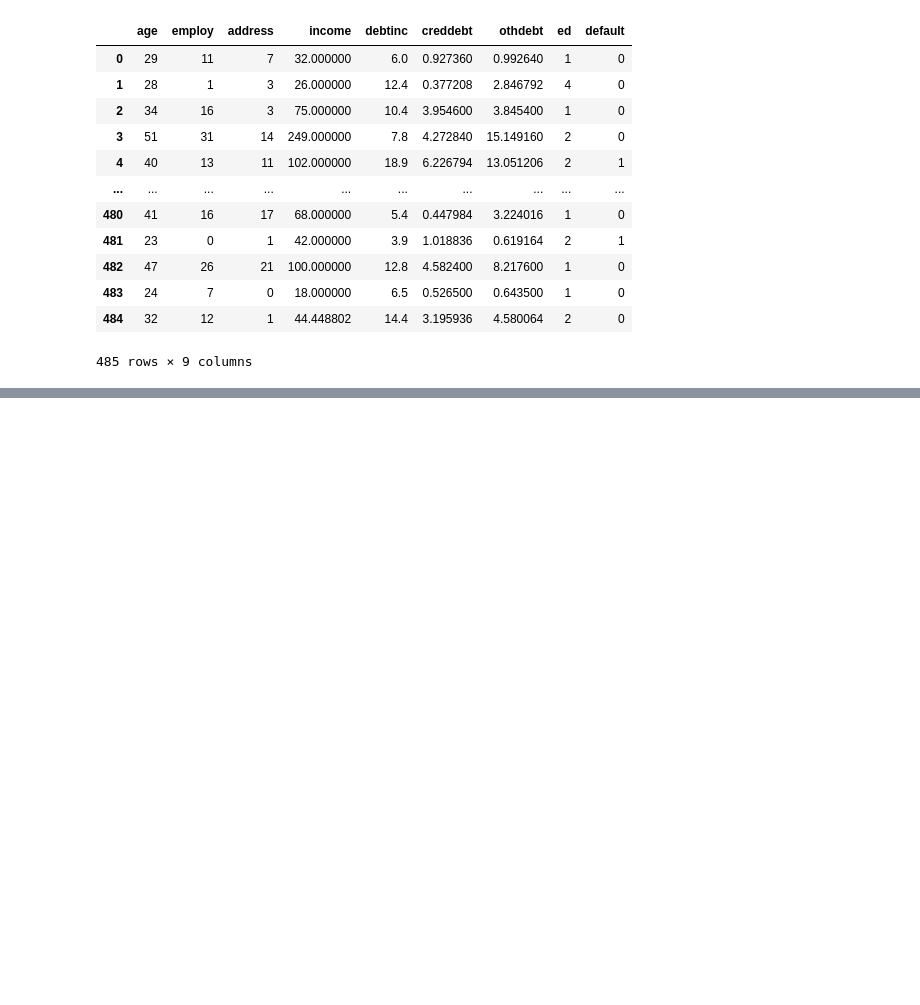
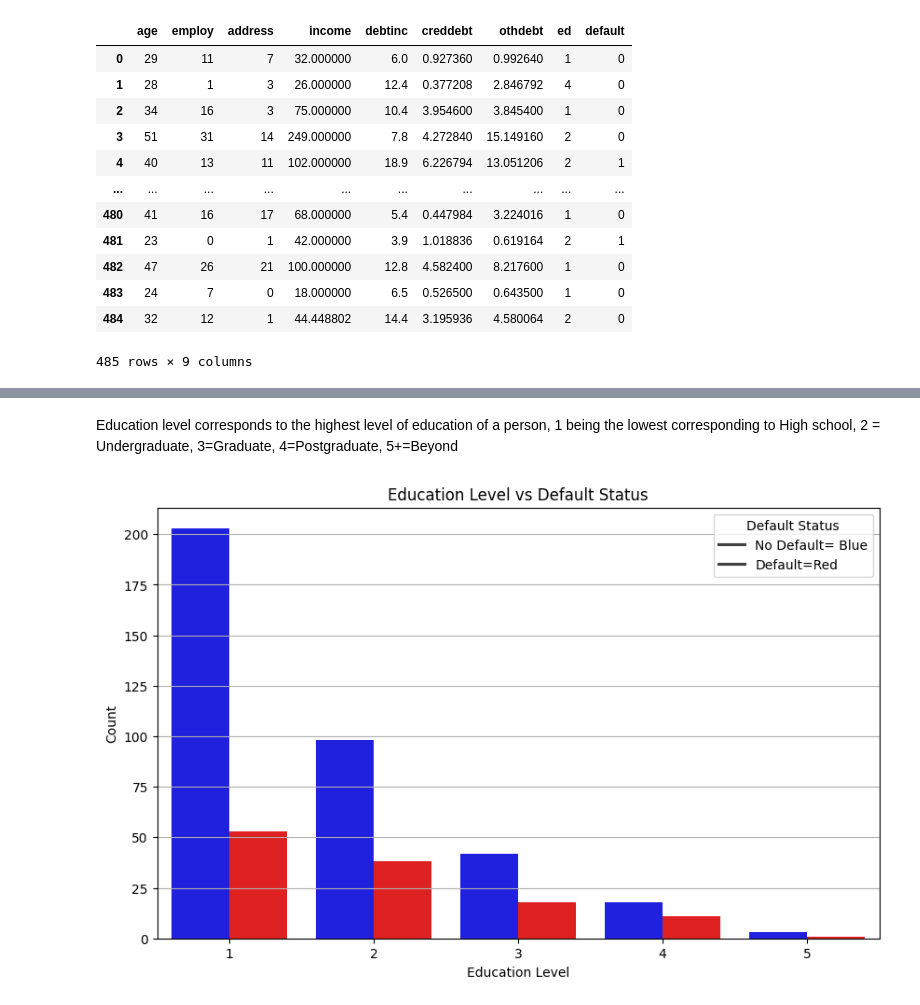
Before and after one commit to christianndjanda/DST_Assessment_0_Group_4, a Jupyter notebook: ImranV/python_analysis.ipynb, the cells around one changed output, grey strips where cells are left out. Drawn from its saved outputs; the diff is of its cells as text; code cells hidden in the pictures; blank space fills up the shorter version.

```diff
--- a/ImranV/python_analysis.ipynb
+++ b/ImranV/python_analysis.ipynb
@@ -21,0 +62,23 @@ df
+# %% [markdown]
+Education level corresponds to the highest level of education of a person, 1 being the lowest corresponding to High school, 2 = Undergraduate, 3=Graduate, 4=Postgraduate, 5+=Beyond
+# %%
+data['default'] = data['default'].astype('category')
+
+# Prepare the data for the count plot
+edu_default_counts = data.groupby(['ed', 'default']).size().reset_index(name='count')
+
+# Create a multi-bar chart
+plt.figure(figsize=(10, 6))
+palette = {0: 'Blue', 1: 'red'}  # Colors for no default and default
+sns.barplot(data=edu_default_counts, x='ed', y='count', hue='default', palette=palette)
+
+# Customizing the plot
+plt.title('Education Level vs Default Status')
+plt.xlabel('Education Level')
+plt.ylabel('Count')
+plt.xticks(ticks=[0, 1, 2, 3, 4], labels=['1', '2', '3', '4','5'])
+plt.legend(title='Default Status', labels=['No Default= Blue', 'Default=Red'], loc='upper right')
+plt.grid(axis='y')
+plt.show()
+# %% [output]
+[figure, added]
```
Also changed, not shown: parts of 4 cells of this notebook.
